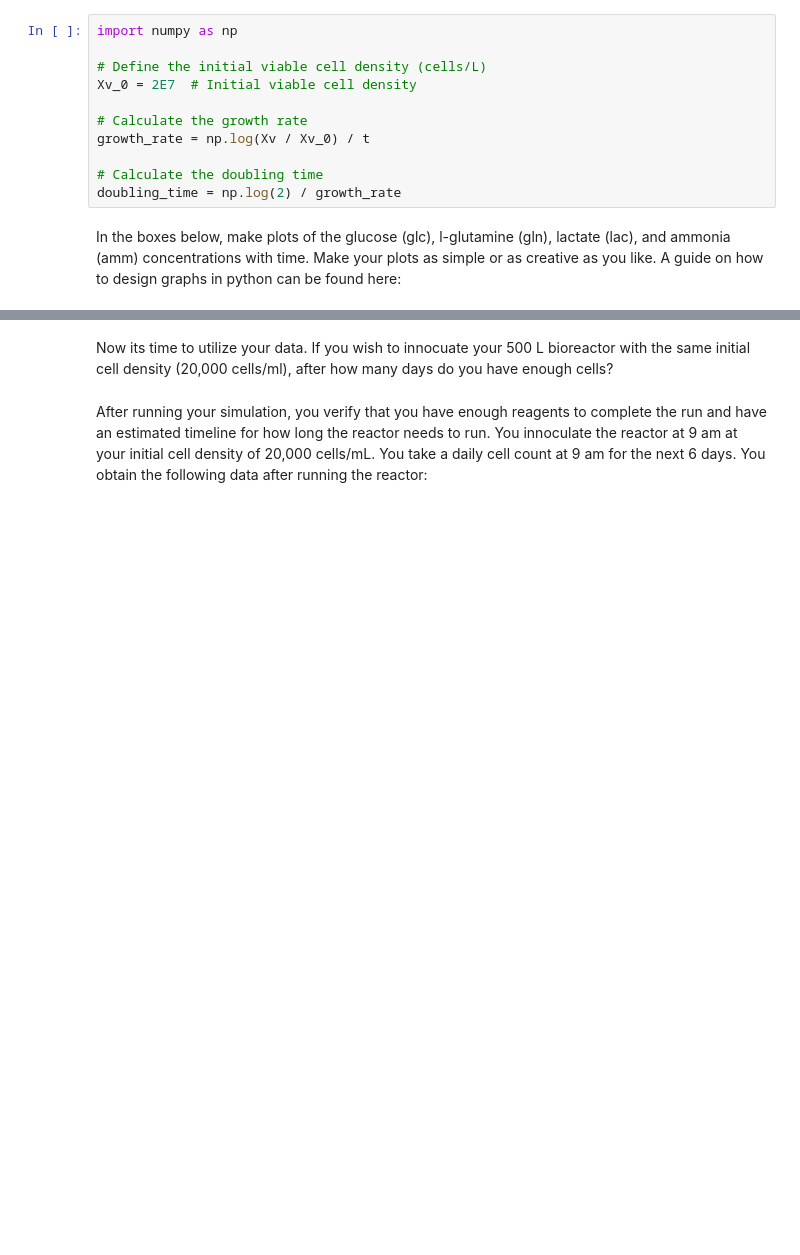
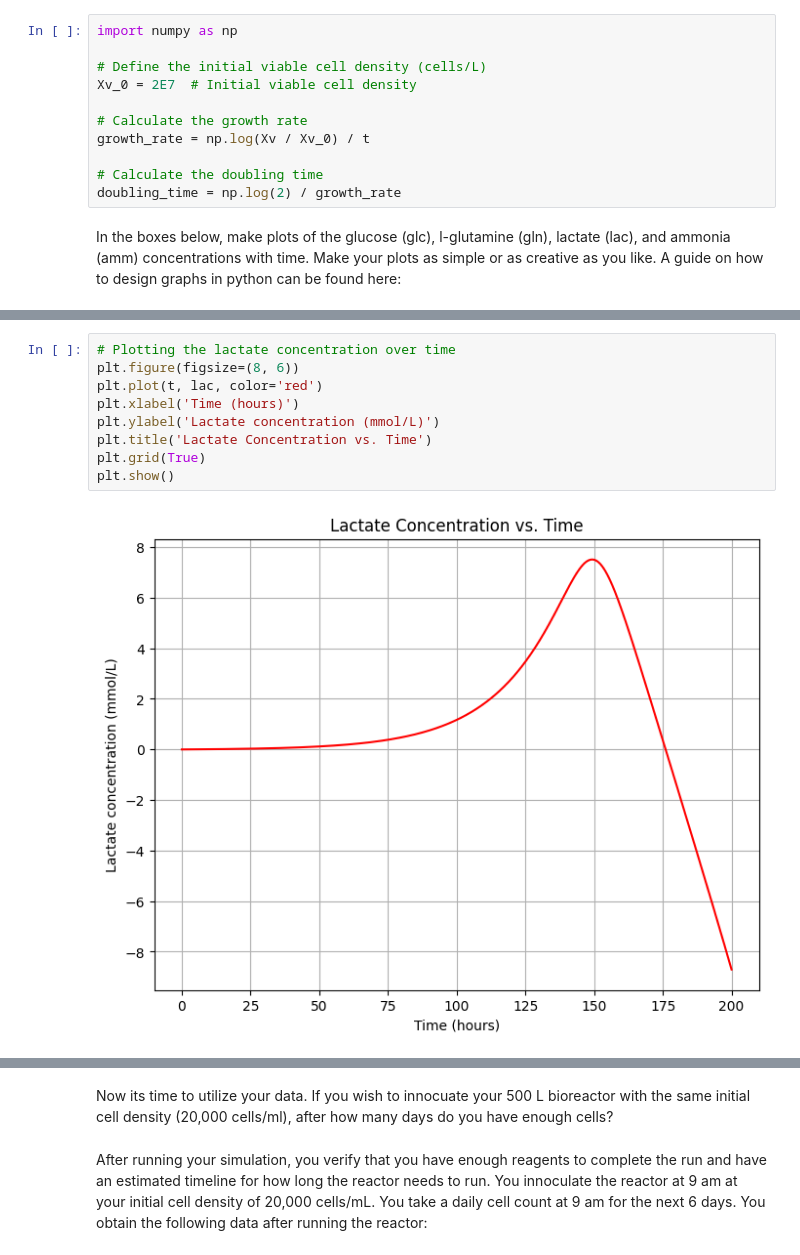
Before and after one commit to arih0325/BMEN-322-due-today, a Jupyter notebook: BMEN 322 lab 2 - Bioreactor Kinetics.ipynb, the cells around one changed output, grey strips where cells are left out. Drawn from its saved outputs; the diff is of its cells as text; blank space fills up the shorter version.

```diff
--- a/BMEN 322 lab 2 - Bioreactor Kinetics.ipynb
+++ b/BMEN 322 lab 2 - Bioreactor Kinetics.ipynb
@@ -209,0 +196,11 @@ plt.show()
+# %%
+# Plotting the lactate concentration over time
+plt.figure(figsize=(8, 6))
+plt.plot(t, lac, color='red')
+plt.xlabel('Time (hours)')
+plt.ylabel('Lactate concentration (mmol/L)')
+plt.title('Lactate Concentration vs. Time')
+plt.grid(True)
+plt.show()
+# %% [output]
+[figure, added]
```
Also changed, not shown: parts of 4 cells of this notebook.
